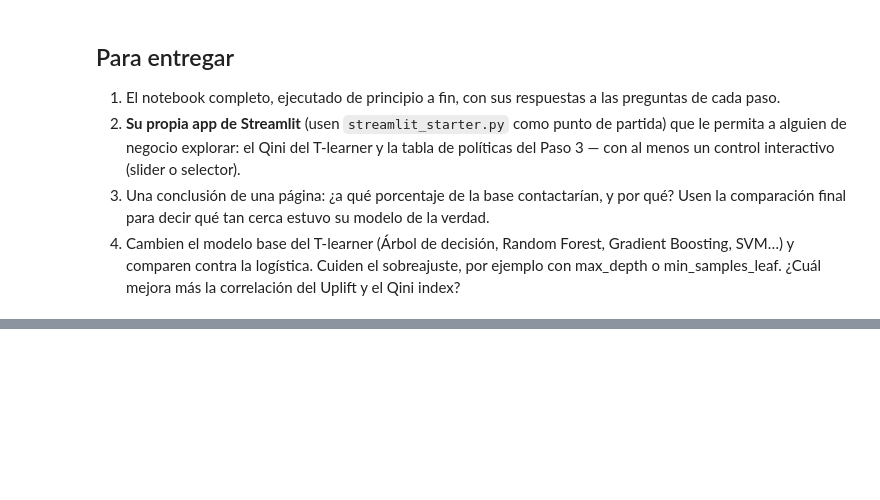
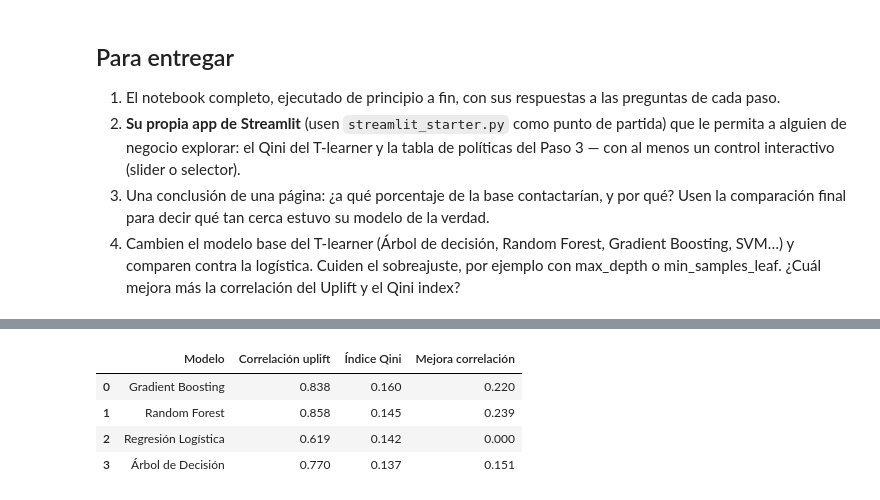
Before and after one commit to andrespa612/marketing-analytics-Laboratorio_Semana_3, a Jupyter notebook: Semana_3/Tarea/laboratorio_final.ipynb, the cells around one changed output, grey strips where cells are left out. Drawn from its saved outputs; the diff is of its cells as text; code cells hidden in the pictures; blank space fills up the shorter version.

```diff
--- a/Semana_3/Tarea/laboratorio_final.ipynb
+++ b/Semana_3/Tarea/laboratorio_final.ipynb
@@ -234,0 +345,80 @@ Correlación entre uplift ESTIMADO y uplift VERDADERO: 0.619
+# %%
+
+# Modelos y columnas con el uplift estimado
+modelos = {
+    "Regresión Logística": "uplift_estimado",
+    "Árbol de Decisión": "uplift_arbol",
+    "Random Forest": "uplift_rf",
+    "Gradient Boosting": "uplift_gb"
+}
+
+# Relacionar las predicciones con el uplift verdadero
+columnas_uplift = ["customer_id"] + list(modelos.values())
+
+comparacion = full[
+    ["customer_id", "true_uplift_prob"]
+].merge(
+    test[columnas_uplift],
+    on="customer_id",
+    how="inner"
+)
+
+# Calcular métricas para cada modelo
+resultados_modelos = []
+
+for nombre, columna in modelos.items():
+
+    # Correlación entre uplift estimado y uplift verdadero
+    correlacion = comparacion[columna].corr(
+        comparacion["true_uplift_prob"]
+    )
+
+    # Coeficiente Qini
+    xs, ys = curva_qini(test, columna)
+    qini = coeficiente_qini(xs, ys, len(test))
+
+    resultados_modelos.append({
+        "Modelo": nombre,
+        "Correlación uplift": correlacion,
+        "Índice Qini": qini
+    })
+
+# Crear tabla comparativa
+tabla_comparacion = pd.DataFrame(resultados_modelos)
+
+# Calcular mejora de correlación frente a Regresión Logística
+correlacion_base = tabla_comparacion.loc[
+    tabla_comparacion["Modelo"] == "Regresión Logística",
+    "Correlación uplift"
+].iloc[0]
+
+tabla_comparacion["Mejora correlación"] = (
+    tabla_comparacion["Correlación uplift"] - correlacion_base
+)
+
+# Ordenar por coeficiente Qini
+tabla_comparacion = tabla_comparacion.sort_values(
+    "Índice Qini",
+    ascending=False
+).reset_index(drop=True)
+
+# Mostrar tabla sin depender de Jinja2
+display(tabla_comparacion.round(3))
+
+# Identificar el mejor modelo según cada métrica
+mejor_correlacion = tabla_comparacion.loc[
+    tabla_comparacion["Correlación uplift"].idxmax(), "Modelo"
+]
+
+mejor_qini = tabla_comparacion.loc[
+    tabla_comparacion["Índice Qini"].idxmax(), "Modelo"
+]
+
+print("Mejor modelo por correlación:", mejor_correlacion)
+print("Mejor modelo por Qini:", mejor_qini)
+# %% [output]
+|  | Modelo | Correlación uplift | Índice Qini | Mejora correlación |
+| 0 | Gradient Boosting | 0.838 | 0.160 | 0.220 |
+| 1 | Random Forest | 0.858 | 0.145 | 0.239 |
+| 2 | Regresión Logística | 0.619 | 0.142 | 0.000 |
+| 3 | Árbol de Decisión | 0.770 | 0.137 | 0.151 |
```
Also changed, not shown: parts of 5 cells of this notebook, 1 other file.
